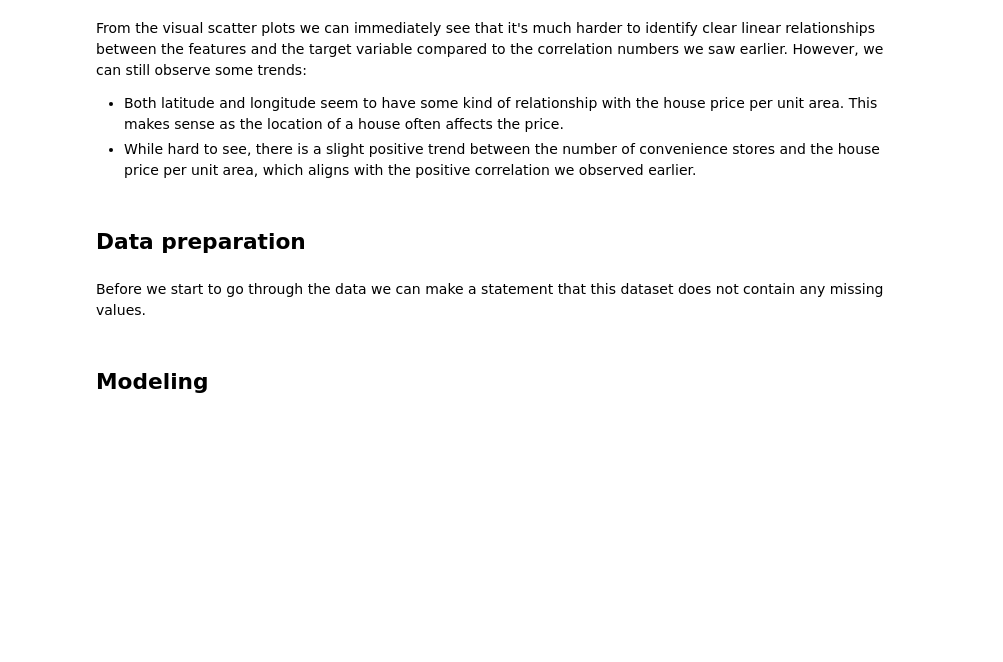
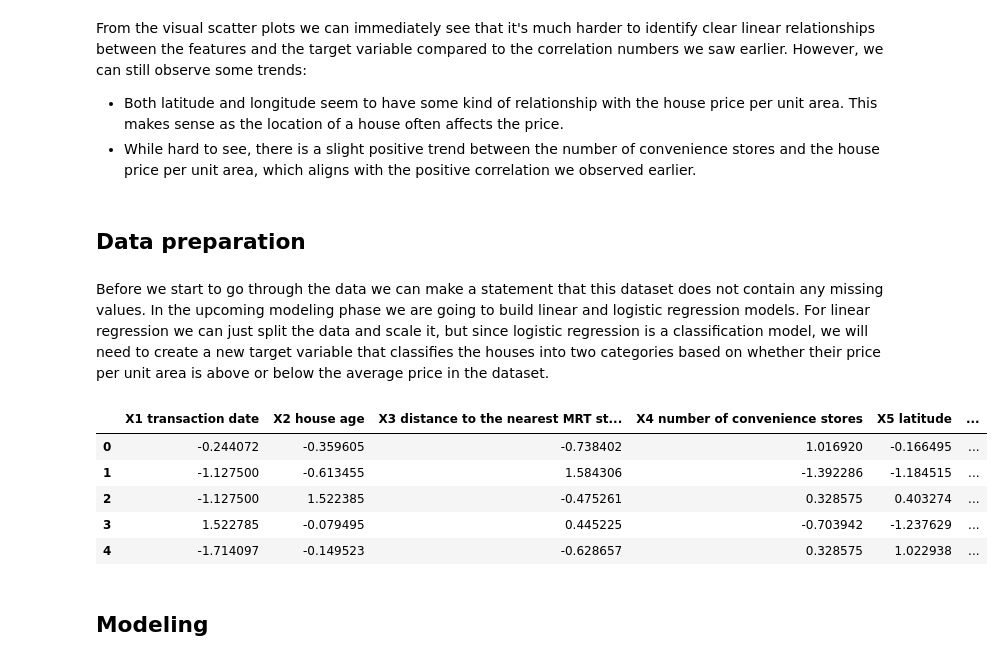
Before and after one commit to TheZink/MLL, a Jupyter notebook: Documents/LinearLogisticRegression/LinearLogisticRegression.ipynb, the cells around one changed output. Cells and saved outputs as stored; diff of their text form; code cells hidden in the pictures; blank space fills up the shorter version.

```diff
--- a/Documents/LinearLogisticRegression/LinearLogisticRegression.ipynb
+++ b/Documents/LinearLogisticRegression/LinearLogisticRegression.ipynb
@@ -109,6 +111,43 @@ From the visual scatter plots we can immediately see that it's much harder to id
 # %% [markdown]
 ## Data preparation
 # %% [markdown]
-Before we start to go through the data we can make a statement that this dataset does not contain any missing values.
+Before we start to go through the data we can make a statement that this dataset does not contain any missing values. In the upcoming modeling phase we are going to build linear and logistic regression models. For linear regression we can just split the data and scale it, but since logistic regression is a classification model, we will need to create a new target variable that classifies the houses into two categories based on whether their price per unit area is above or below the average price in the dataset.
+# %%
+# The average price per unit area
+average_price = data['Y house price of unit area'].mean()
+# Adding a new column 'Price Category' to classify houses as above average (1) or below average (0) based on the 'Y house price of unit area'
+data['Price Category'] = data['Y house price of unit area'].apply(lambda x: 1 if x > average_price else 0)
+
+# Splitting the dataset to inputs (X) and targets (y)
+X = data.drop(columns=['Y house price of unit area', 'Price Category'])  # inputs
+y = data[['Y house price of unit area', 'Price Category']]  # targets for both linear and logistic regression
+
+# Split the data into training and testing sets
+X_train, X_test, y_train, y_test = train_test_split(X, y, test_size=0.2, random_state=123)
+
+# Separating the target variable for linear regression and logistic regression
+linear_y_train = y_train['Y house price of unit area']
+linear_y_test = y_test['Y house price of unit area']
+
+logistic_y_train = y_train['Price Category']
+logistic_y_test = y_test['Price Category']
+
+# Standardize the features using StandardScaler
+scaler = StandardScaler()
+
+# Using fit_transform on the training data to compute the mean and standard deviation.
+X_train = pd.DataFrame(scaler.fit_transform(X_train), columns=X_train.columns)
+
+# Using transform on the test data to apply the same scaling as was computed on the training data.
+X_test = pd.DataFrame(scaler.transform(X_test), columns=X_test.columns)
+
+X_train.head()
+# %% [output]
+|  | X1 transaction date | X2 house age | X3 distance to the nearest MRT st... | X4 number of convenience stores | X5 latitude | ... |
+| 0 | -0.244072 | -0.359605 | -0.738402 | 1.016920 | -0.166495 | ... |
+| 1 | -1.127500 | -0.613455 | 1.584306 | -1.392286 | -1.184515 | ... |
+| 2 | -1.127500 | 1.522385 | -0.475261 | 0.328575 | 0.403274 | ... |
+| 3 | 1.522785 | -0.079495 | 0.445225 | -0.703942 | -1.237629 | ... |
+| 4 | -1.714097 | -0.149523 | -0.628657 | 0.328575 | 1.022938 | ... |
 # %% [markdown]
 ## Modeling
```
Also changed, not shown: parts of 18 cells of this notebook.
